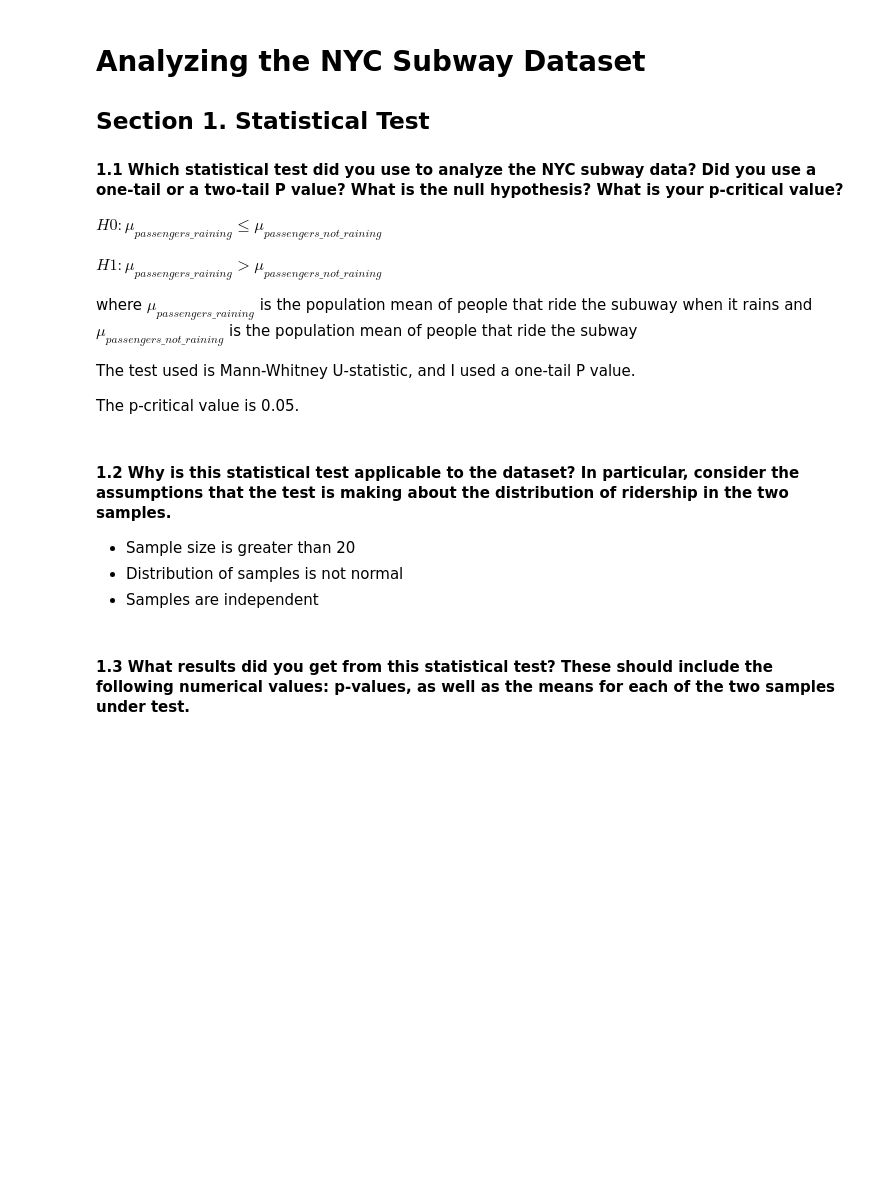
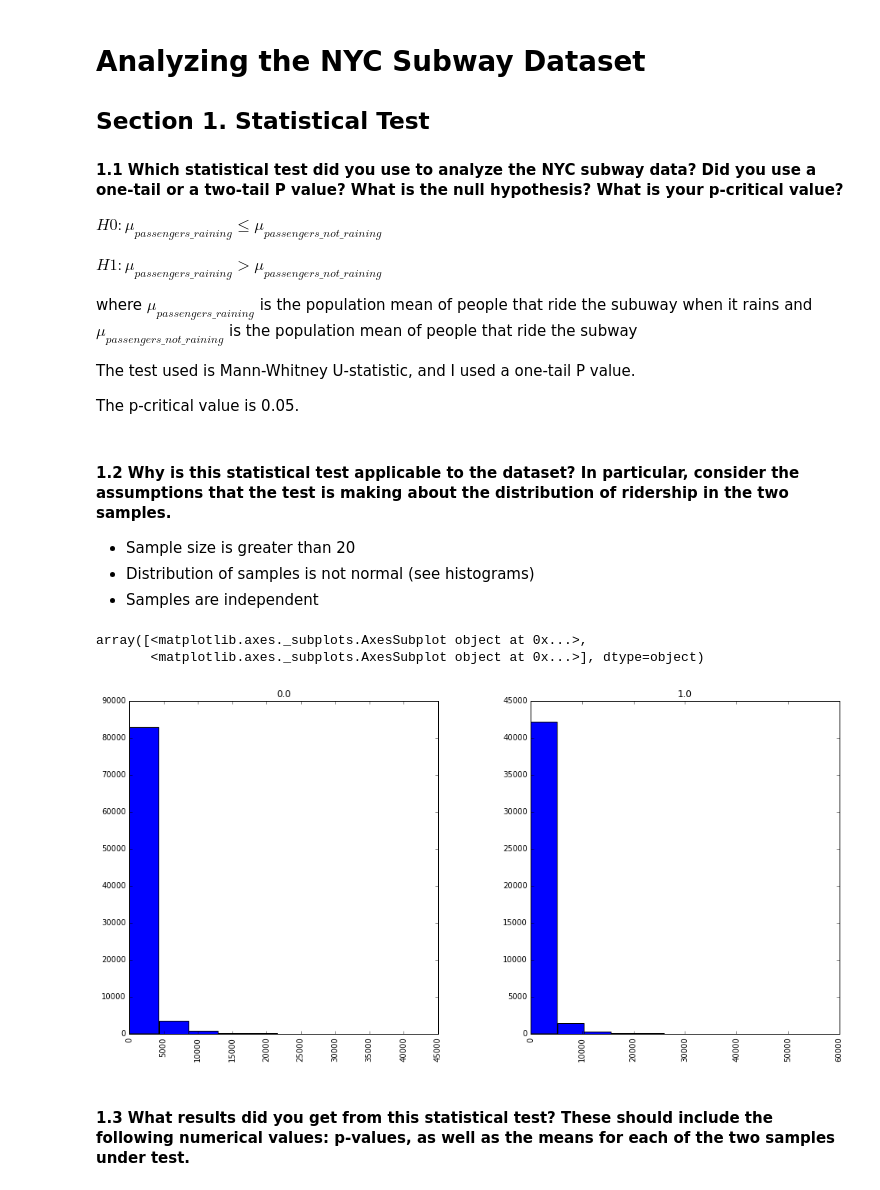
Before and after one commit to luiscruz/udacity_data_analyst, a Jupyter notebook: Project2_Investigate_a_Dataset_NYC.ipynb, the cells around one changed output. Drawn from its saved outputs; the diff is of its cells as text; code cells hidden in the pictures; blank space fills up the shorter version.

Commit message:
added visualizations

```diff
--- a/Project2_Investigate_a_Dataset_NYC.ipynb
+++ b/Project2_Investigate_a_Dataset_NYC.ipynb
@@ -32,8 +32,14 @@ The p-critical value is 0.05.
 #### 1.2 Why is this statistical test applicable to the dataset? In particular, consider the assumptions that the test is making about the distribution of ridership in the two samples.
 
 - Sample size is greater than 20
-- Distribution of samples is not normal
+- Distribution of samples is not normal (see histograms)
 - Samples are independent
+# %%
+turnstile_weather.hist(column='ENTRIESn_hourly', by='rain')
+# %% [output]
+array([<matplotlib.axes._subplots.AxesSubplot object at 0x...>,
+       <matplotlib.axes._subplots.AxesSubplot object at 0x...>], dtype=object)
+[figure, added]
 # %% [markdown]
 #### 1.3 What results did you get from this statistical test? These should include the following numerical values: p-values, as well as the means for each of the two samples under test.
 # %%
```
Also changed, not shown: parts of 7 cells of this notebook.
